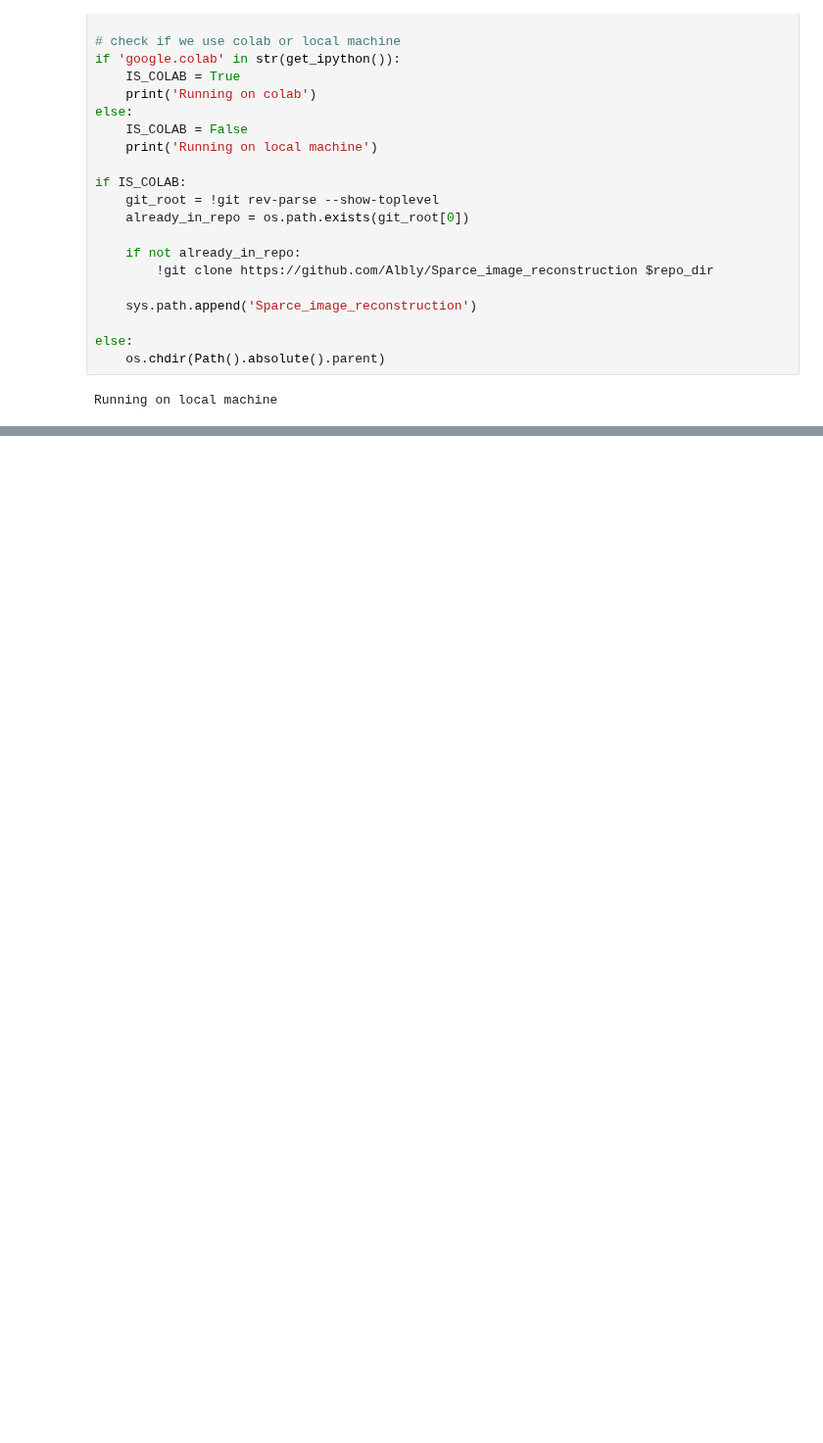
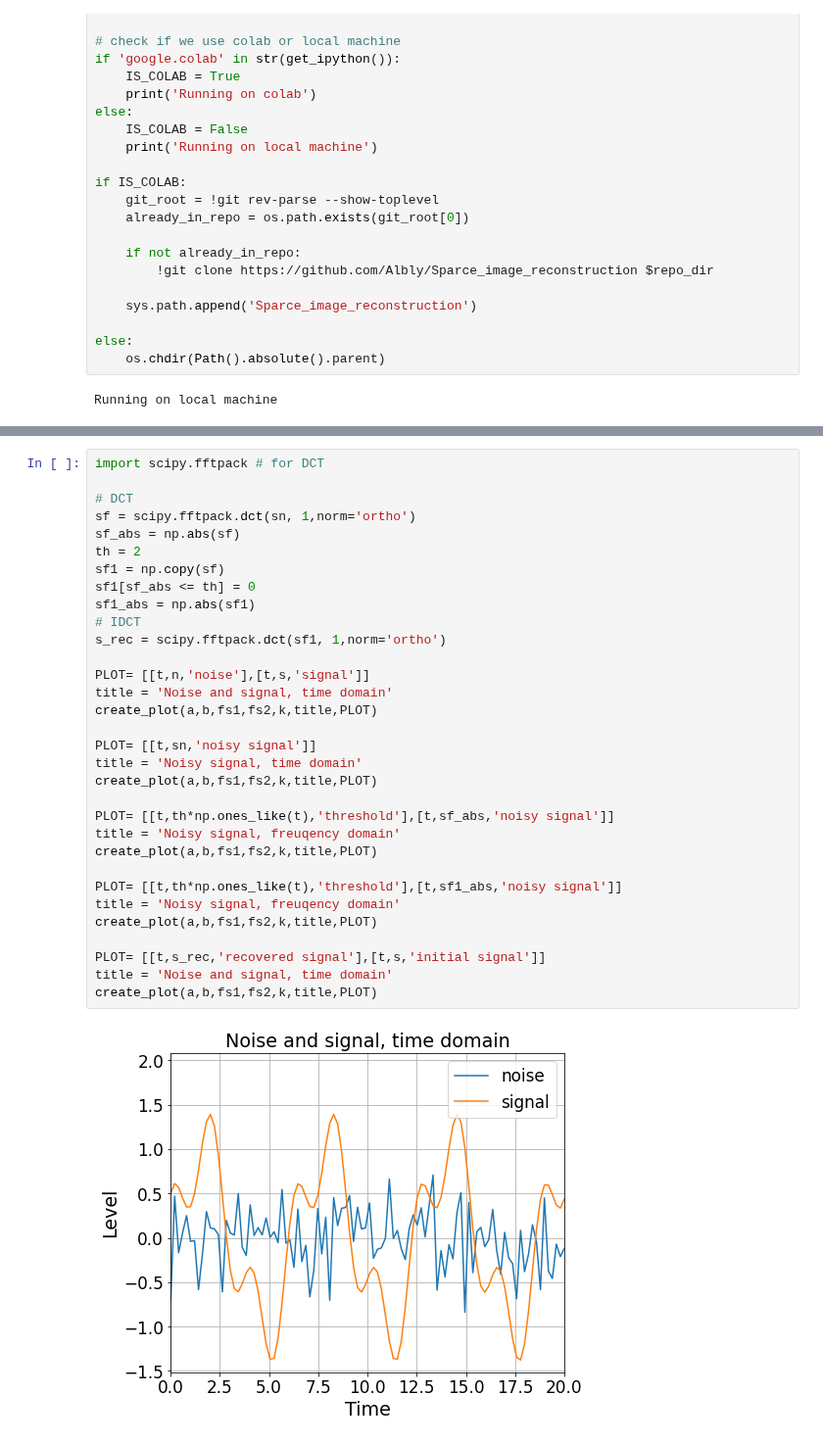
Before and after one commit to Albly/Sparce_image_reconstruction, a Jupyter notebook: notebooks/Presentation_demo.ipynb, the cells around one changed output, grey strips where cells are left out. Shown at 98% size. Cells and saved outputs as stored; diff of their text form; blank space fills up the shorter version.

```diff
--- a/notebooks/Presentation_demo.ipynb
+++ b/notebooks/Presentation_demo.ipynb
@@ -123,0 +135,34 @@ create_plot(a,b,fs1,fs2,k,title,PLOT)
+# %%
+import scipy.fftpack # for DCT
+
+# DCT
+sf = scipy.fftpack.dct(sn, 1,norm='ortho')
+sf_abs = np.abs(sf)
+th = 2
+sf1 = np.copy(sf)
+sf1[sf_abs <= th] = 0
+sf1_abs = np.abs(sf1)
+# IDCT
+s_rec = scipy.fftpack.dct(sf1, 1,norm='ortho')
+
+PLOT= [[t,n,'noise'],[t,s,'signal']]
+title = 'Noise and signal, time domain'
+create_plot(a,b,fs1,fs2,k,title,PLOT)
+
+PLOT= [[t,sn,'noisy signal']]
+title = 'Noisy signal, time domain'
+create_plot(a,b,fs1,fs2,k,title,PLOT)
+
+PLOT= [[t,th*np.ones_like(t),'threshold'],[t,sf_abs,'noisy signal']]
+title = 'Noisy signal, freuqency domain'
+create_plot(a,b,fs1,fs2,k,title,PLOT)
+
+PLOT= [[t,th*np.ones_like(t),'threshold'],[t,sf1_abs,'noisy signal']]
+title = 'Noisy signal, freuqency domain'
+create_plot(a,b,fs1,fs2,k,title,PLOT)
+
+PLOT= [[t,s_rec,'recovered signal'],[t,s,'initial signal']]
+title = 'Noise and signal, time domain'
+create_plot(a,b,fs1,fs2,k,title,PLOT)
+# %% [output]
+[figure, added]
```
Also changed, not shown: parts of 11 cells of this notebook, 4 other files.
